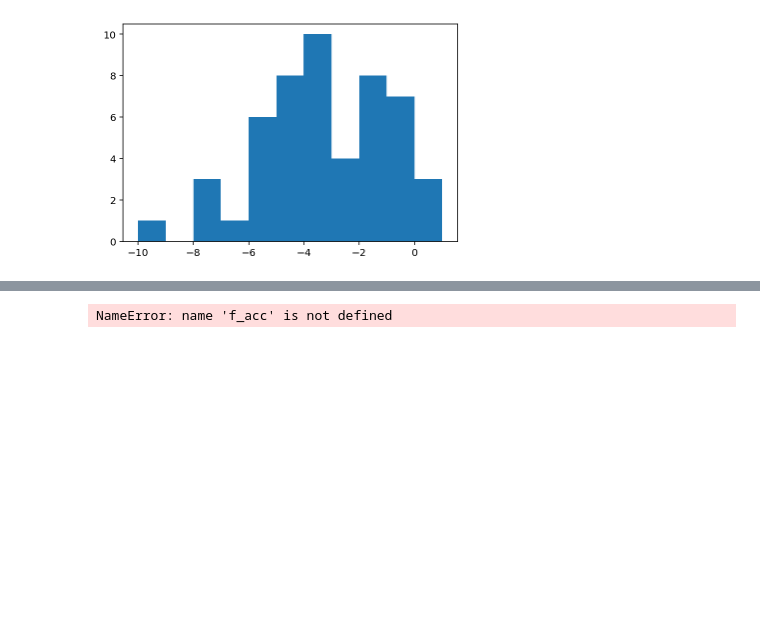
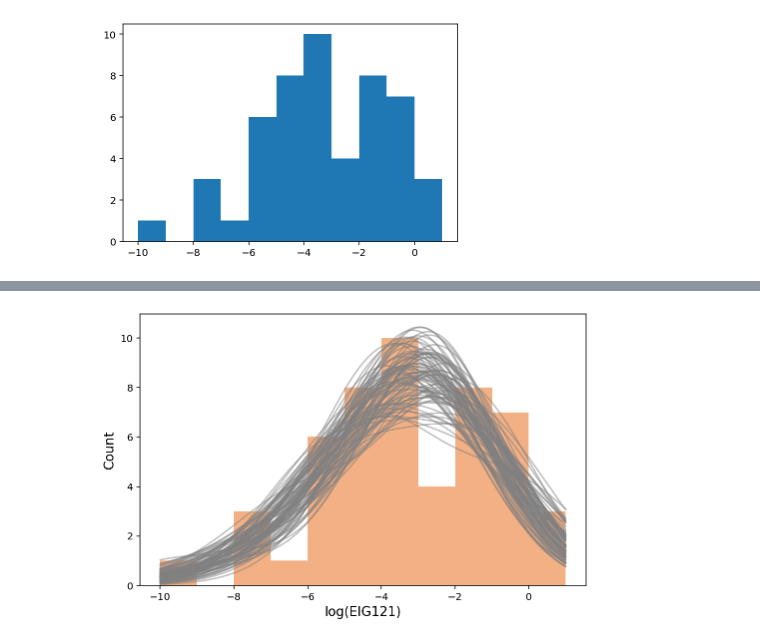
Before and after one commit to larryshamalama/pymc3-playground, a Jupyter notebook: notebooks/numpy/dp-mixture-posterior.ipynb, the cells around one changed output, grey strips where cells are left out. Drawn from its saved outputs; the diff is of its cells as text; code cells hidden in the pictures; blank space fills up the shorter version.

```diff
--- a/notebooks/numpy/dp-mixture-posterior.ipynb
+++ b/notebooks/numpy/dp-mixture-posterior.ipynb
@@ -19,11 +20,13 @@ _ = plt.hist(y, bins=11, range=(-10, 1))
 [figure]
 # %%
 rng = np.random.RandomState(seed=34)
-NUM_ITER = 100
+NUM_ITER = 1000
+B = 100
 
-M = 15
-m = -5; B = 3
+M = 5
+m = -5; B = 10
 sigma_sq = 3 # known variance
+a = 1; b = 1
 
 x_grid = np.linspace(start=-10, stop=1, num=1001)
 # %%
@@ -31,6 +34,15 @@ G0 = lambda: rng.normal(loc=-5, scale=np.sqrt(B))
 
 def h(yi):
     return norm.pdf(yi, loc=m, scale=np.sqrt(B + sigma_sq))
+
+# def sample_sigma_sq(thetas, rng=rng):
+#     s2 = np.sum((y - thetas)**2)
+#     a1 = a + 0.5*len(thetas)
+#     b1 = b + 0.5*s2
+
+#     s2_inv = rng.gamma(shape=1, scale=b1)
+
+#     return 1/s2_inv
 
 def sample_s(yi, y_minus, s_minus, G0, rng=rng):
 
@@ -79,6 +91,6 @@ def sample_theta_star(yj_star_minus, G0=G0, rng=rng):
 def sample_density(grid, thetas):
     f = []
     for x in grid:
-        f.append(norm.pdf(x, loc=thetas, scale=np.sqrt(sigma_sq)).sum())
+        f.append(norm.pdf(x, loc=thetas, scale=np.sqrt(sigma_sq)).sum()/len(thetas))
 
     return f
@@ -85,5 +156,11 @@ def sample_density(grid, thetas):
 # %%
-for f in f_acc:
-    plt.plot(x_grid, f, c="gray")
+fig = plt.figure(figsize=(8, 5))
+
+for f in f_acc[-100:]:
+    plt.plot(x_grid, f, c="gray", alpha=0.5)
+
+_ = plt.hist(y, bins=11, range=(-10, 1), color=(244/256, 177/256, 133/256))
+_ = plt.xlabel("log(EIG121)", fontsize=12)
+_ = plt.ylabel("Count", fontsize=12)
 # %% [output]
-NameError: name 'f_acc' is not defined
+[figure, added]
```
Also changed, not shown: parts of 3 cells of this notebook.
